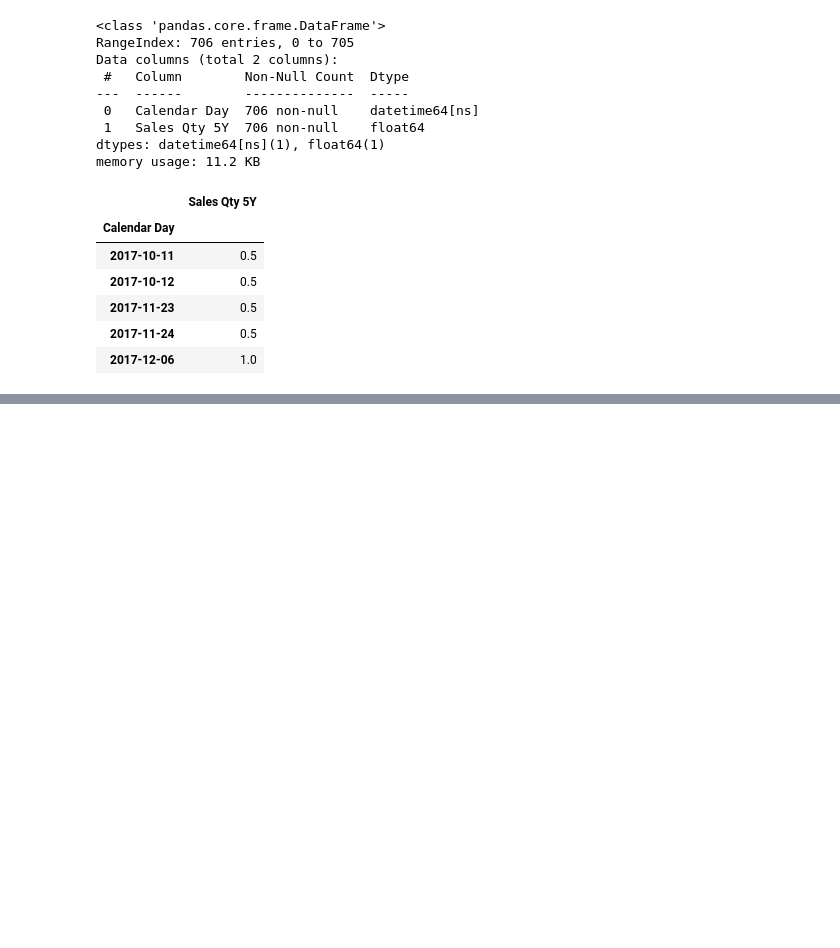
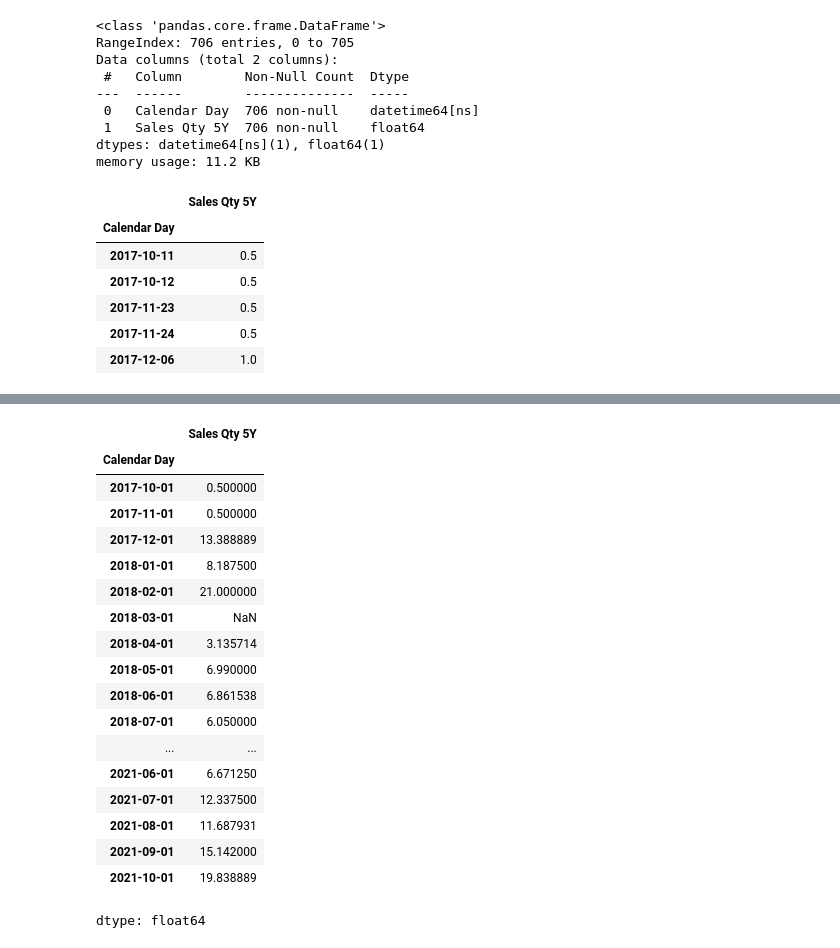
Before and after one commit to Girawale-Sanket/Time-Series-Assignment, a Jupyter notebook: TSA_LAB1.ipynb, the cells around one changed output, grey strips where cells are left out. Drawn from its saved outputs; the diff is of its cells as text; code cells hidden in the pictures; blank space fills up the shorter version.

```diff
--- a/TSA_LAB1.ipynb
+++ b/TSA_LAB1.ipynb
@@ -8,5 +9,5 @@ import seaborn as sns
 # %%
-data=pd.read_csv('/content/sample_data/Bhubaneshwer_data.csv')
+data=pd.read_csv('/content/Bhubaneshwer_data.csv')
 # %%
 data.head()
 # %% [output]
@@ -85,0 +99,24 @@ data.head()
+# %%
+Y=data['Sales Qty 5Y'].resample('MS').mean()
+Y
+#MS= MainSheet or Master Data View
+# %% [output]
+|  | Sales Qty 5Y |
+| Calendar Day |  |
+| 2017-10-01 | 0.500000 |
+| 2017-11-01 | 0.500000 |
+| 2017-12-01 | 13.388889 |
+| 2018-01-01 | 8.187500 |
+| 2018-02-01 | 21.000000 |
+| 2018-03-01 | NaN |
+| 2018-04-01 | 3.135714 |
+| 2018-05-01 | 6.990000 |
+| 2018-06-01 | 6.861538 |
+| 2018-07-01 | 6.050000 |
+| ... | ... |
+| 2021-06-01 | 6.671250 |
+| 2021-07-01 | 12.337500 |
+| 2021-08-01 | 11.687931 |
+| 2021-09-01 | 15.142000 |
+| 2021-10-01 | 19.838889 |
+dtype: float64
```
Also changed, not shown: parts of 7 cells of this notebook.
